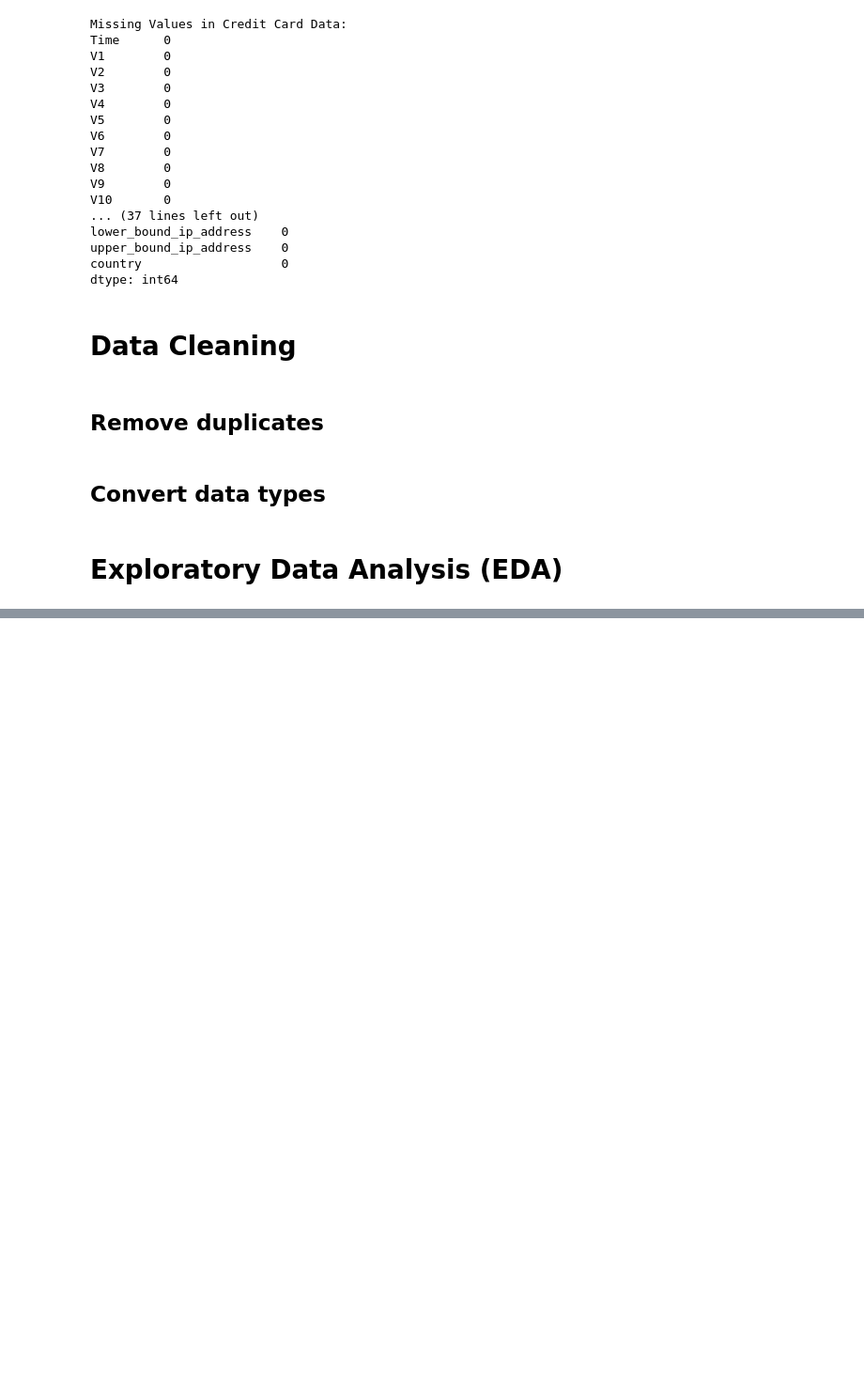
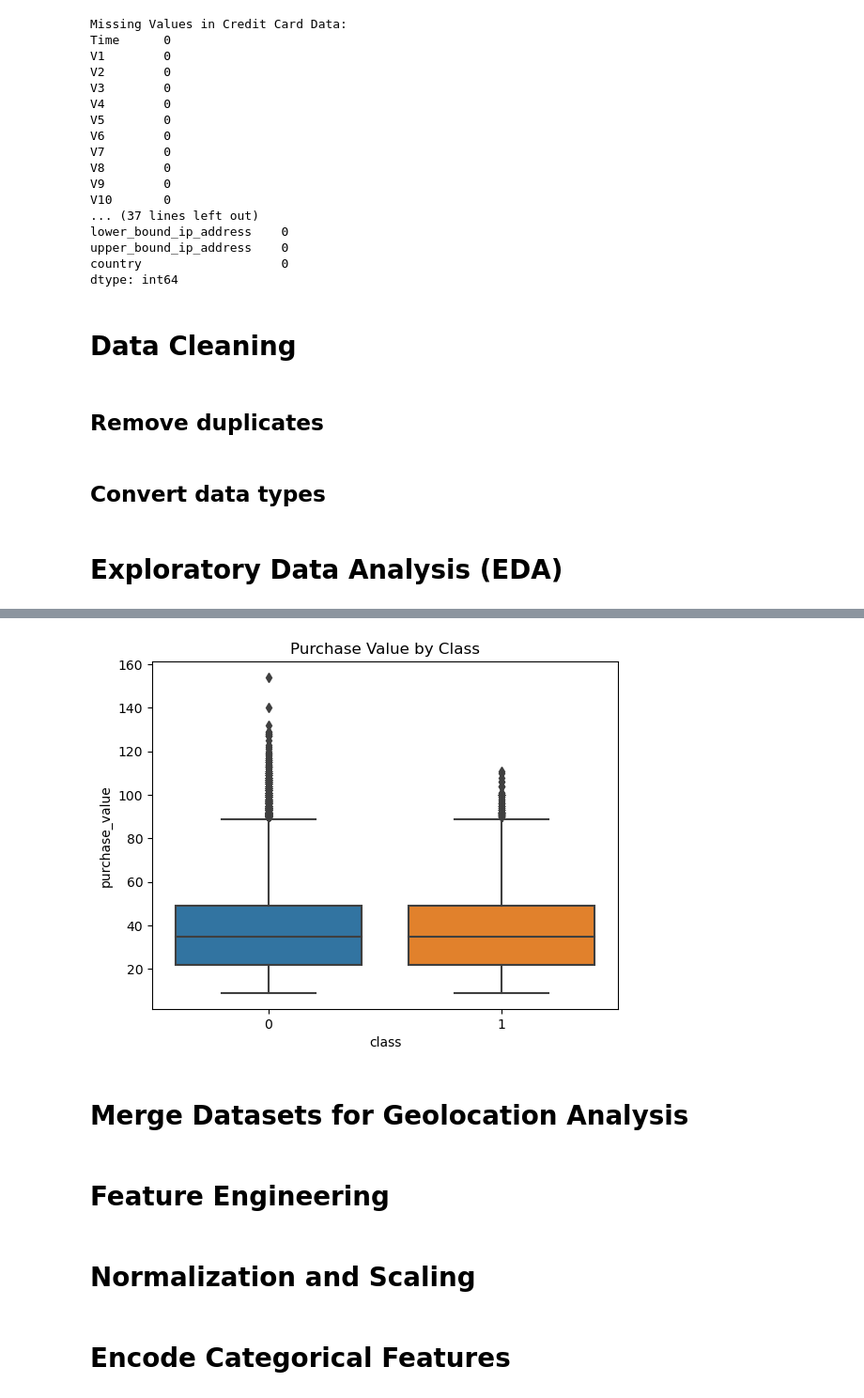
Before and after one commit to TsionWon/Fraud-detection-for-e-commerce-and-bank-transactions, a Jupyter notebook: Notebooks/Statistics_and_EDA.ipynb, the cells around one changed output, grey strips where cells are left out. Shown: that part at 94% size. Saved outputs shown, nothing was run; the diff lists cells and outputs as text; code cells hidden in the pictures; blank space fills up the shorter version.

Commit message:
Adding feature engineering

```diff
--- a/Notebooks/Statistics_and_EDA.ipynb
+++ b/Notebooks/Statistics_and_EDA.ipynb
@@ -265,6 +268,12 @@ plt.show()
 # %%
 # Bivariate analysis
 # Relationship between purchase_value and class in Fraud_Data.csv
-sns.boxplot(x='class', y='purchase_value', data=fraud_data)
+sns.boxplot(x='class', y='purchase_value', data=Fraud_data)
 plt.title('Purchase Value by Class')
 plt.show()
+# %% [output]
+[figure, added]
+# %% [markdown]
+<h1>Merge Datasets for Geolocation Analysis</h1>
+# %% [markdown]
+<h1>Feature Engineering</h1>
@@ -270,0 +290,4 @@ plt.show()
+# %% [markdown]
+<h1>Normalization and Scaling</h1>
+# %% [markdown]
+<h1>Encode Categorical Features</h1>
```
Also changed, not shown: parts of 2 cells of this notebook.
